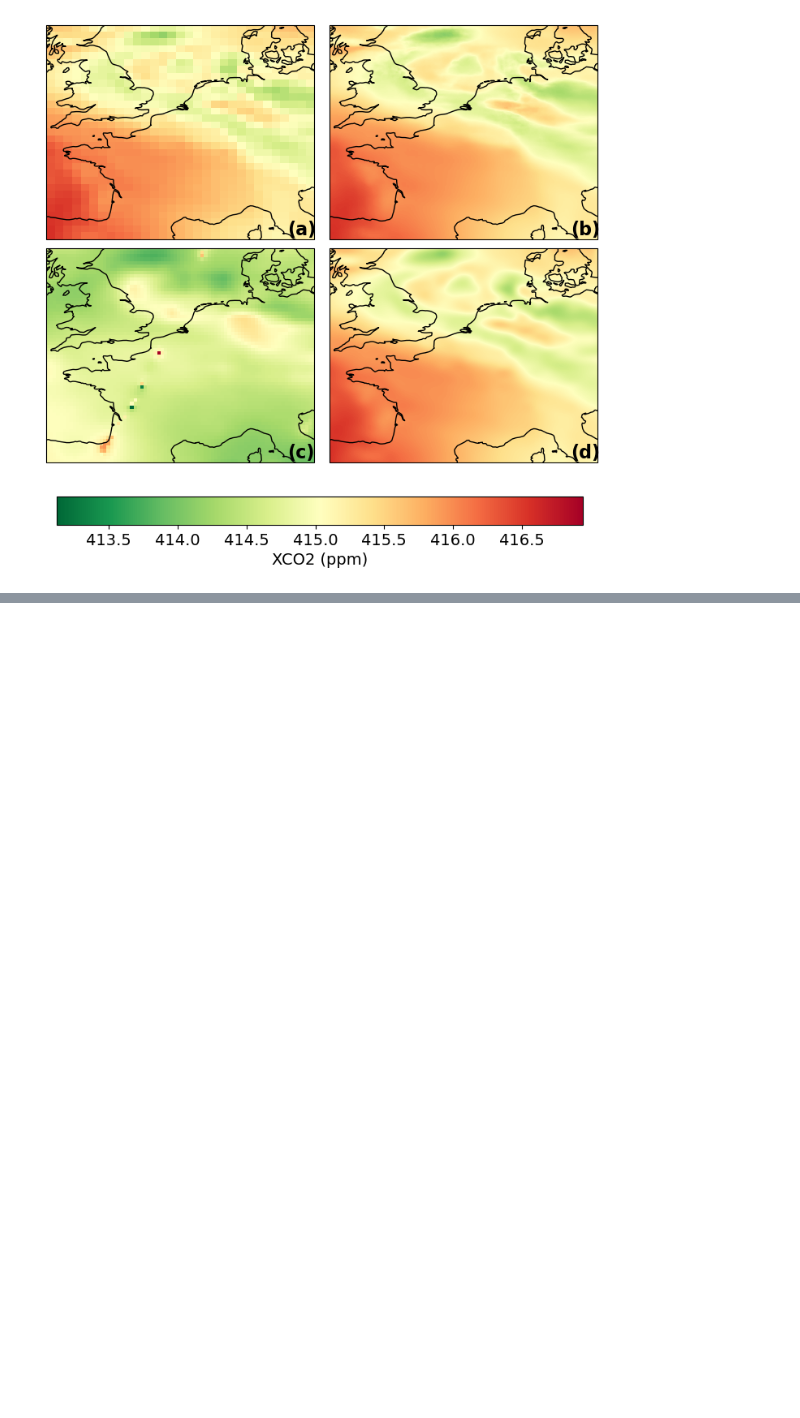
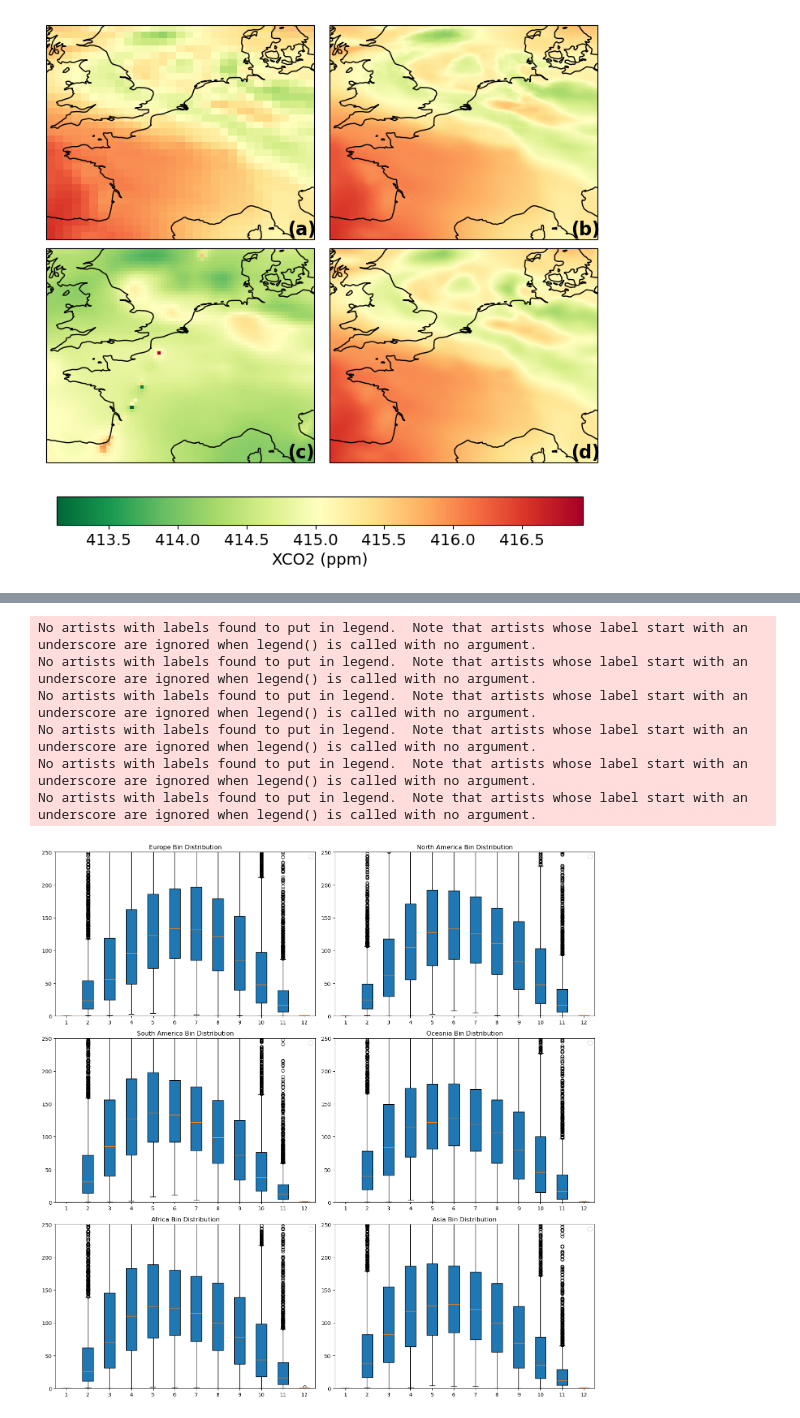
Before and after one commit to ar1619/DBPN_2, a Jupyter notebook: LST.ipynb, the cells around one changed output, grey strips where cells are left out. Cells and saved outputs as stored; diff of their text form; code cells hidden in the pictures; blank space fills up the shorter version.

```diff
--- a/LST.ipynb
+++ b/LST.ipynb
@@ -273,0 +393,32 @@ plt.s
+# %%
+import json
+
+fig, axs = plt.subplots(3, 2, figsize=(15, 15))
+regions = {
+    'Europe': europe_box,
+    'North America': north_america_box,
+    'South America': south_america_box,
+    'Oceania': oceania_box,
+    'Africa': africa_box,
+    'Asia': asia_box
+}
+
+with open('region_bins.json', 'r') as f:
+    region_bins = json.load(f)
+
+for ax, (region_name, bins_list) in zip(axs.flatten(), region_bins.items()):
+    ax.boxplot(np.asarray(bins_list), patch_artist=True)
+    ax.set_ylim(0, 250)
+    ax.set_title(f'{region_name} Bin Distribution')
+    ax.legend()
+
+plt.tight_layout()
+plt.show()
+# %% [output]
+No artists with labels found to put in legend.  Note that artists whose label start with an underscore are ignored when legend() is called with no argument.
+No artists with labels found to put in legend.  Note that artists whose label start with an underscore are ignored when legend() is called with no argument.
+No artists with labels found to put in legend.  Note that artists whose label start with an underscore are ignored when legend() is called with no argument.
+No artists with labels found to put in legend.  Note that artists whose label start with an underscore are ignored when legend() is called with no argument.
+No artists with labels found to put in legend.  Note that artists whose label start with an underscore are ignored when legend() is called with no argument.
+No artists with labels found to put in legend.  Note that artists whose label start with an underscore are ignored when legend() is called with no argument.
+[figure, added]
```
Also changed, not shown: parts of 13 cells of this notebook, 3 other files.
